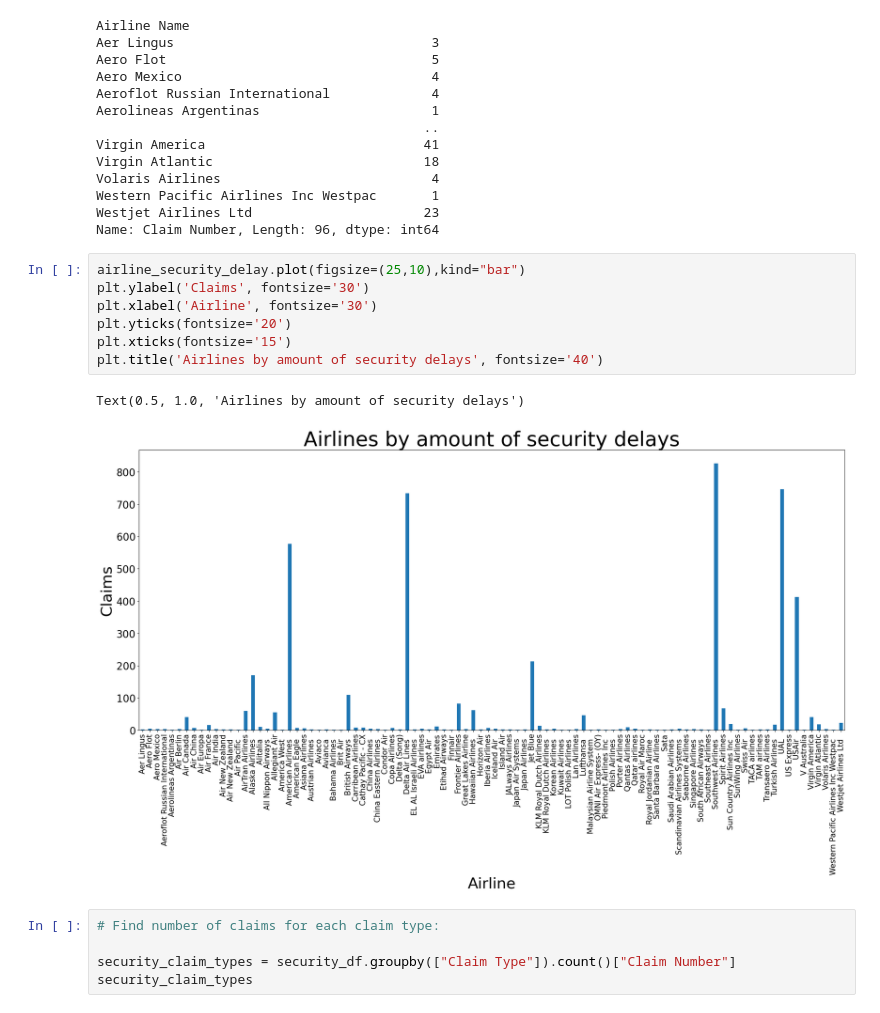
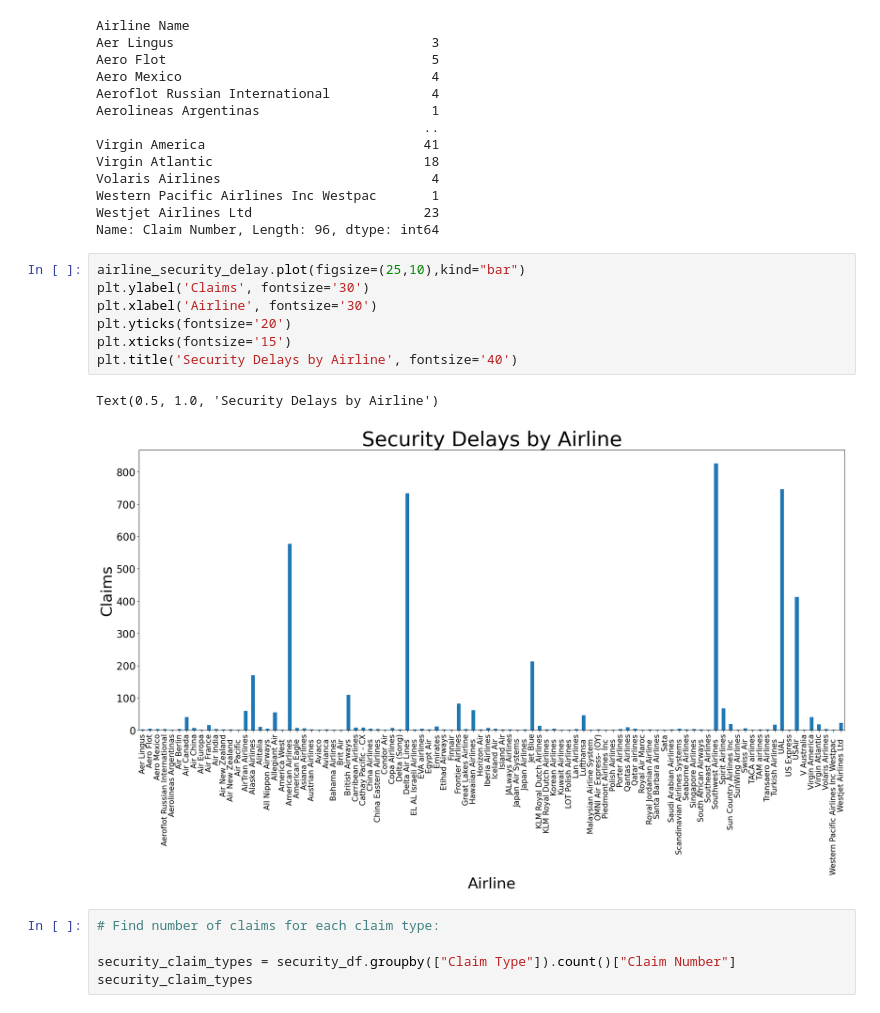
Before and after one commit to billywkim/Air_Travel_Analysis, a Jupyter notebook: Security_Delays/security_delays.ipynb, the cells around one changed output. Cells and saved outputs as stored; diff of their text form.

```diff
--- a/Security_Delays/security_delays.ipynb
+++ b/Security_Delays/security_delays.ipynb
@@ -115,13 +115,13 @@ Name: Claim Number, Length: 96, dtype: int64
 # %%
 airline_security_delay.plot(figsize=(25,10),kind="bar")
 plt.ylabel('Claims', fontsize='30')
 plt.xlabel('Airline', fontsize='30')
 plt.yticks(fontsize='20')
 plt.xticks(fontsize='15')
-plt.title('Airlines by amount of security delays', fontsize='40')
+plt.title('Security Delays by Airline', fontsize='40')
 # %% [output]
-Text(0.5, 1.0, 'Airlines by amount of security delays')
+Text(0.5, 1.0, 'Security Delays by Airline')
-[figure, old version]
+[figure, new version]
 # %%
 # Find number of claims for each claim type:
 
```
Also changed, not shown: parts of 2 cells of this notebook.
